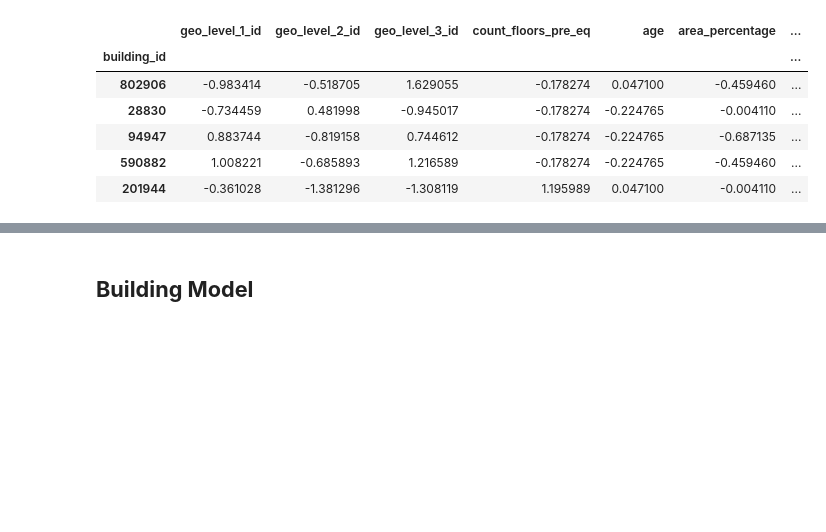
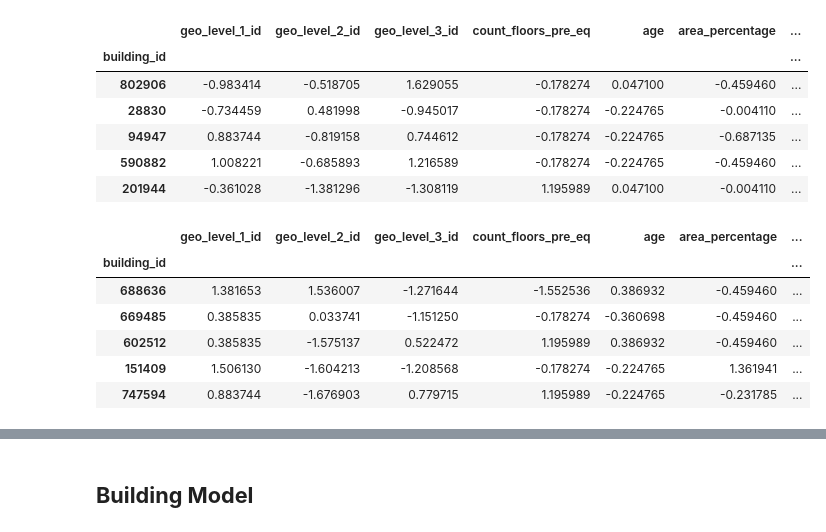
Before and after one commit to ReynaraEzra/Richter-Earthquake-Prediction, a Jupyter notebook: Richter_Prediction_Part2.ipynb, the cells around one changed output, grey strips where cells are left out. Saved outputs shown, nothing was run; the diff lists cells and outputs as text; code cells hidden in the pictures; blank space fills up the shorter version.

```diff
--- a/Richter_Prediction_Part2.ipynb
+++ b/Richter_Prediction_Part2.ipynb
@@ -227,3 +228,13 @@ data.head()
 | 94947 | 0.883744 | -0.819158 | 0.744612 | -0.178274 | -0.224765 | -0.687135 | ... |
 | 590882 | 1.008221 | -0.685893 | 1.216589 | -0.178274 | -0.224765 | -0.459460 | ... |
 | 201944 | -0.361028 | -1.381296 | -1.308119 | 1.195989 | 0.047100 | -0.004110 | ... |
+# %%
+data.tail()
+# %% [output]
+|  | geo_level_1_id | geo_level_2_id | geo_level_3_id | count_floors_pre_eq | age | area_percentage | ... |
+| building_id |  |  |  |  |  |  | ... |
+| 688636 | 1.381653 | 1.536007 | -1.271644 | -1.552536 | 0.386932 | -0.459460 | ... |
+| 669485 | 0.385835 | 0.033741 | -1.151250 | -0.178274 | -0.360698 | -0.459460 | ... |
+| 602512 | 0.385835 | -1.575137 | 0.522472 | 1.195989 | 0.386932 | -0.459460 | ... |
+| 151409 | 1.506130 | -1.604213 | -1.208568 | -0.178274 | -0.224765 | 1.361941 | ... |
+| 747594 | 0.883744 | -1.676903 | 0.779715 | 1.195989 | -0.224765 | -0.231785 | ... |
```
Also changed, not shown: parts of 15 cells of this notebook.
